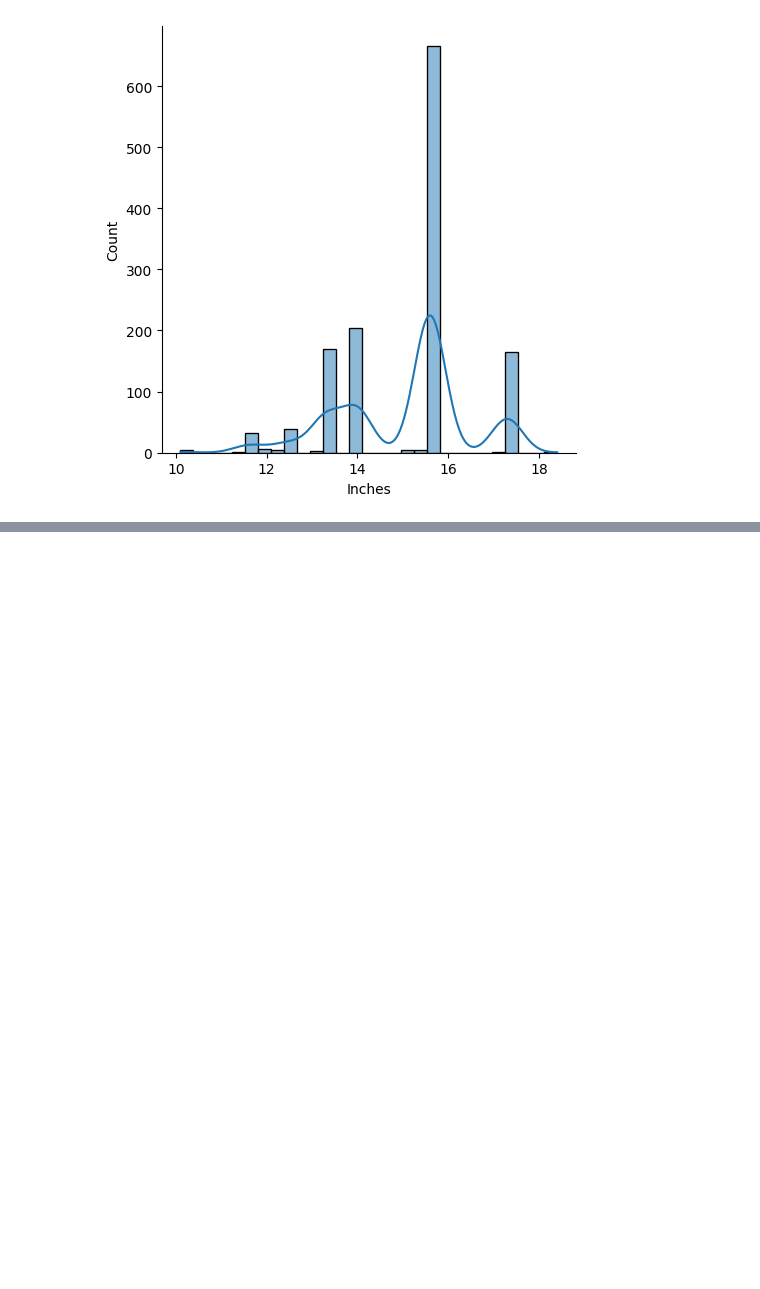
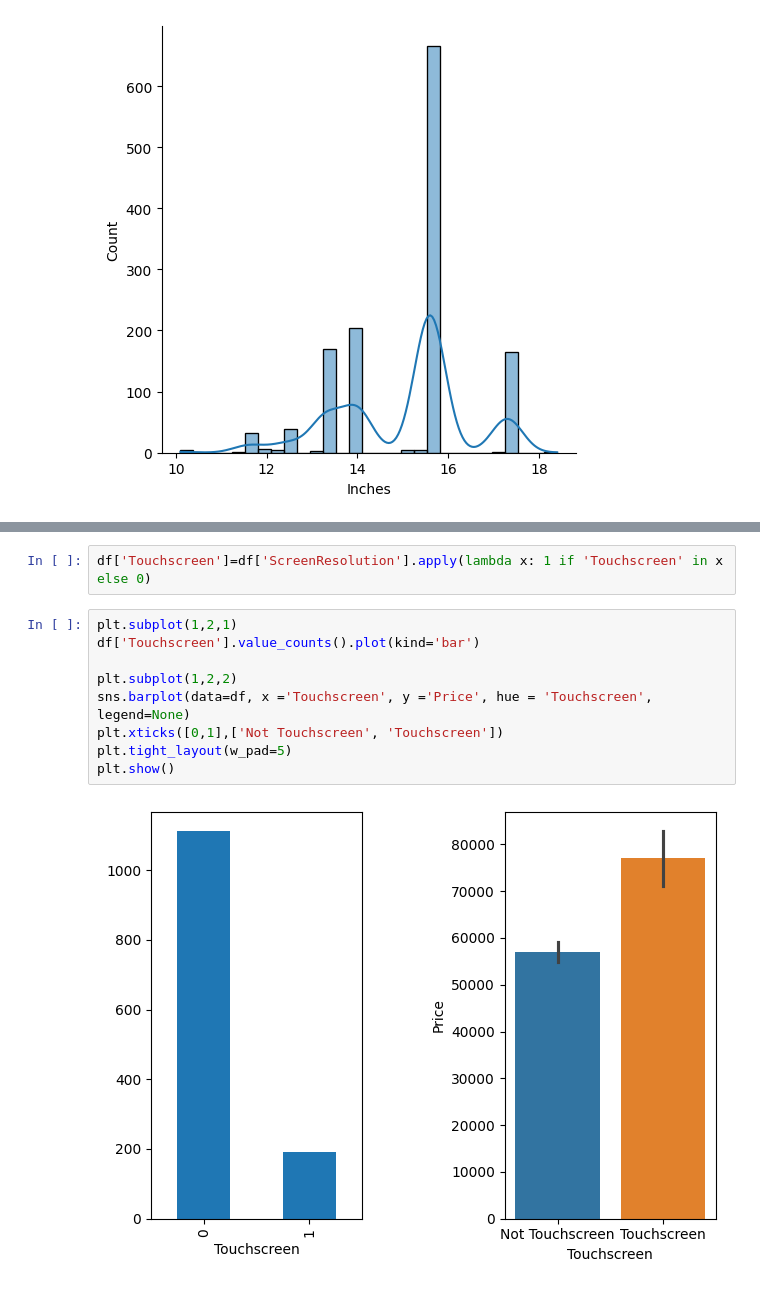
Before and after one commit to shivshankarsajeev/laptop-price, a Jupyter notebook: notebook.ipynb, the cells around one changed output, grey strips where cells are left out. Drawn from its saved outputs; the diff is of its cells as text; blank space fills up the shorter version.

```diff
--- a/notebook.ipynb
+++ b/notebook.ipynb
@@ -122,0 +140,13 @@ sns.scatterplot(data=data, x='Inches', y='Price')
+# %%
+df['Touchscreen']=df['ScreenResolution'].apply(lambda x: 1 if 'Touchscreen' in x else 0)
+# %%
+plt.subplot(1,2,1)
+df['Touchscreen'].value_counts().plot(kind='bar')
+
+plt.subplot(1,2,2)
+sns.barplot(data=df, x ='Touchscreen', y ='Price', hue = 'Touchscreen', legend=None)
+plt.xticks([0,1],['Not Touchscreen', 'Touchscreen'])
+plt.tight_layout(w_pad=5)
+plt.show()
+# %% [output]
+[figure, added]
```
Also changed, not shown: parts of 19 cells of this notebook.
